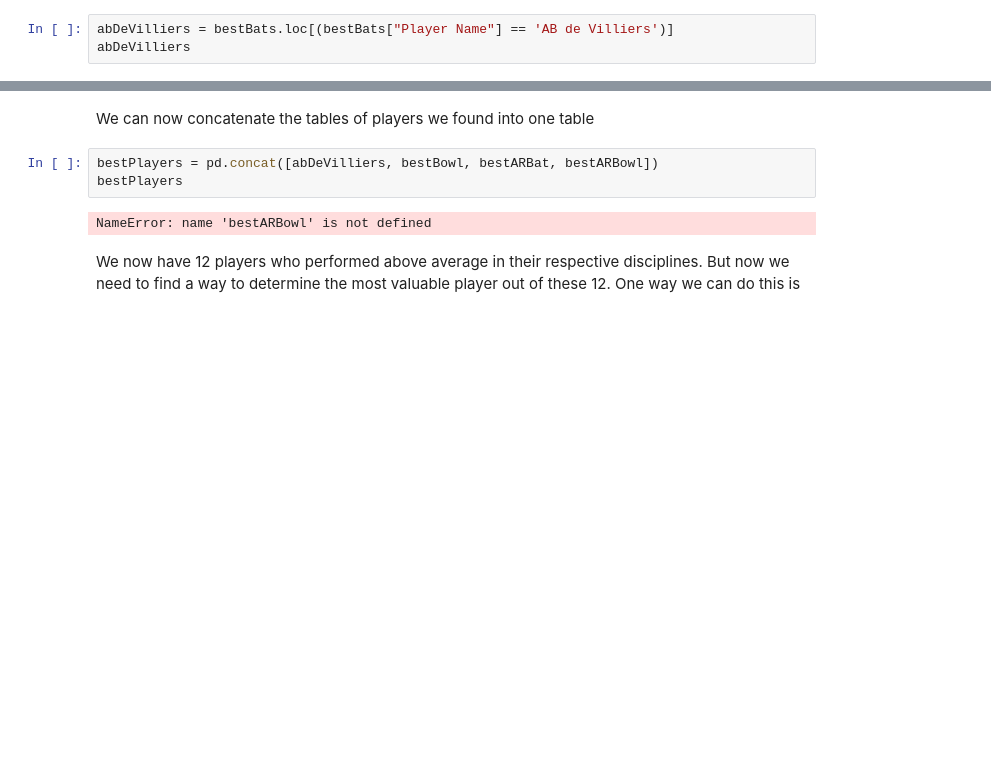
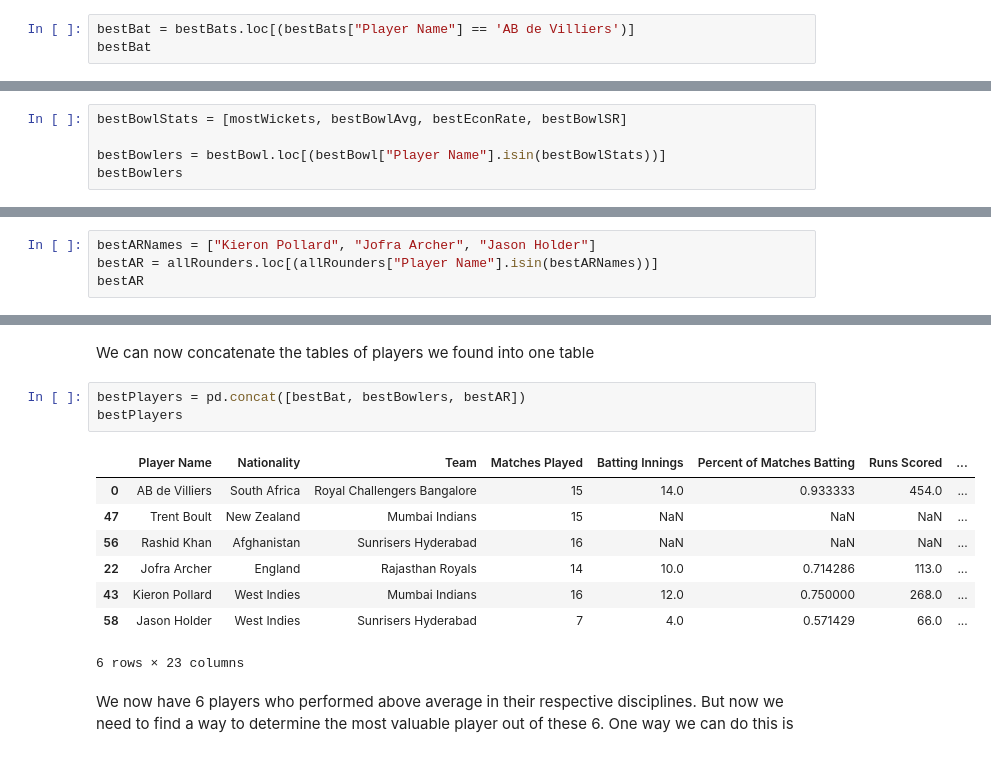
Before and after one commit to gprasad125/cricketProject, a Jupyter notebook: cricket.ipynb, the cells around one changed output, grey strips where cells are left out. Saved outputs shown, nothing was run; the diff lists cells and outputs as text; blank space fills up the shorter version.

Commit message:
added bowlers/allrounders stuff, finish up the ending

```diff
--- a/cricket.ipynb
+++ b/cricket.ipynb
@@ -316,8 +316,8 @@ topSR = bestBats["Player Name"].tolist()[bestBats["Strike Rates Z Scores"].tolis
 # %% [markdown]
 We can see that AB de Villiers had the best SR and best Batting Avg. relative to the other top batsmen, so it makes sense to pick him as the best batsman. Furthermore, in the category he was not the best in: "Runs Scored", he had played less games than Quinton de Kock, the player with the most runs amongst the top batsmen.
 # %%
-abDeVilliers = bestBats.loc[(bestBats["Player Name"] == 'AB de Villiers')]
-abDeVilliers
+bestBat = bestBats.loc[(bestBats["Player Name"] == 'AB de Villiers')]
+bestBat
 # %% [output]
 |  | Player Name | Nationality | Team | Matches Played | Batting Innings | Percent of Matches Batting | Runs Scored | ... |
 | 0 | AB de Villiers | South Africa | Royal Challengers Bangalore | 15 | 14 | 0.933333 | 454 | ... |
@@ -411,0 +399,5 @@ differences
+# %%
+bestBowlStats = [mostWickets, bestBowlAvg, bestEconRate, bestBowlSR]
+
+bestBowlers = bestBowl.loc[(bestBowl["Player Name"].isin(bestBowlStats))]
+bestBowlers
@@ -505,0 +502,4 @@ The three most common names were Kieron Pollard, Jofra Archer, and Jason Holder,
+# %%
+bestARNames = ["Kieron Pollard", "Jofra Archer", "Jason Holder"]
+bestAR = allRounders.loc[(allRounders["Player Name"].isin(bestARNames))]
+bestAR
@@ -508,9 +514,16 @@ The three most common names were Kieron Pollard, Jofra Archer, and Jason Holder,
 # %% [markdown]
 We can now concatenate the tables of players we found into one table
 # %%
-bestPlayers = pd.concat([abDeVilliers, bestBowl, bestARBat, bestARBowl])
+bestPlayers = pd.concat([bestBat, bestBowlers, bestAR])
 bestPlayers
 # %% [output]
+|  | Player Name | Nationality | Team | Matches Played | Batting Innings | Percent of Matches Batting | Runs Scored | ... |
+| 0 | AB de Villiers | South Africa | Royal Challengers Bangalore | 15 | 14.0 | 0.933333 | 454.0 | ... |
+| 47 | Trent Boult | New Zealand | Mumbai Indians | 15 | NaN | NaN | NaN | ... |
+| 56 | Rashid Khan | Afghanistan | Sunrisers Hyderabad | 16 | NaN | NaN | NaN | ... |
+| 22 | Jofra Archer | England | Rajasthan Royals | 14 | 10.0 | 0.714286 | 113.0 | ... |
+| 43 | Kieron Pollard | West Indies | Mumbai Indians | 16 | 12.0 | 0.750000 | 268.0 | ... |
+| 58 | Jason Holder | West Indies | Sunrisers Hyderabad | 7 | 4.0 | 0.571429 | 66.0 | ... |
-NameError: name 'bestARBowl' is not defined
+6 rows × 23 columns
 # %% [markdown]
-We now have 12 players who performed above average in their respective disciplines. But now we need to find a way to determine the most valuable player out of these 12. One way we can do this is
+We now have 6 players who performed above average in their respective disciplines. But now we need to find a way to determine the most valuable player out of these 6. One way we can do this is
```
Also changed, not shown: parts of 6 cells of this notebook.
